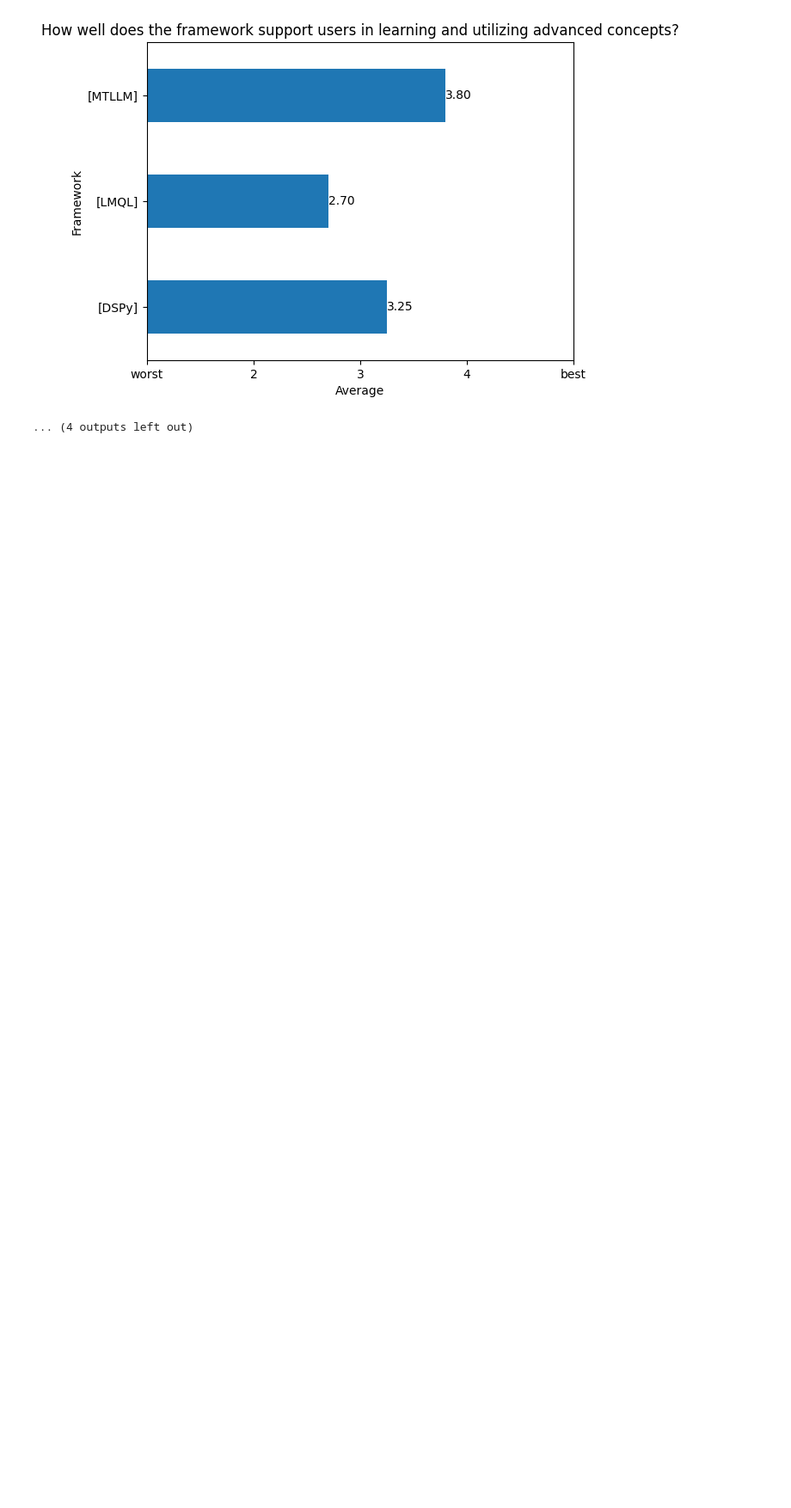
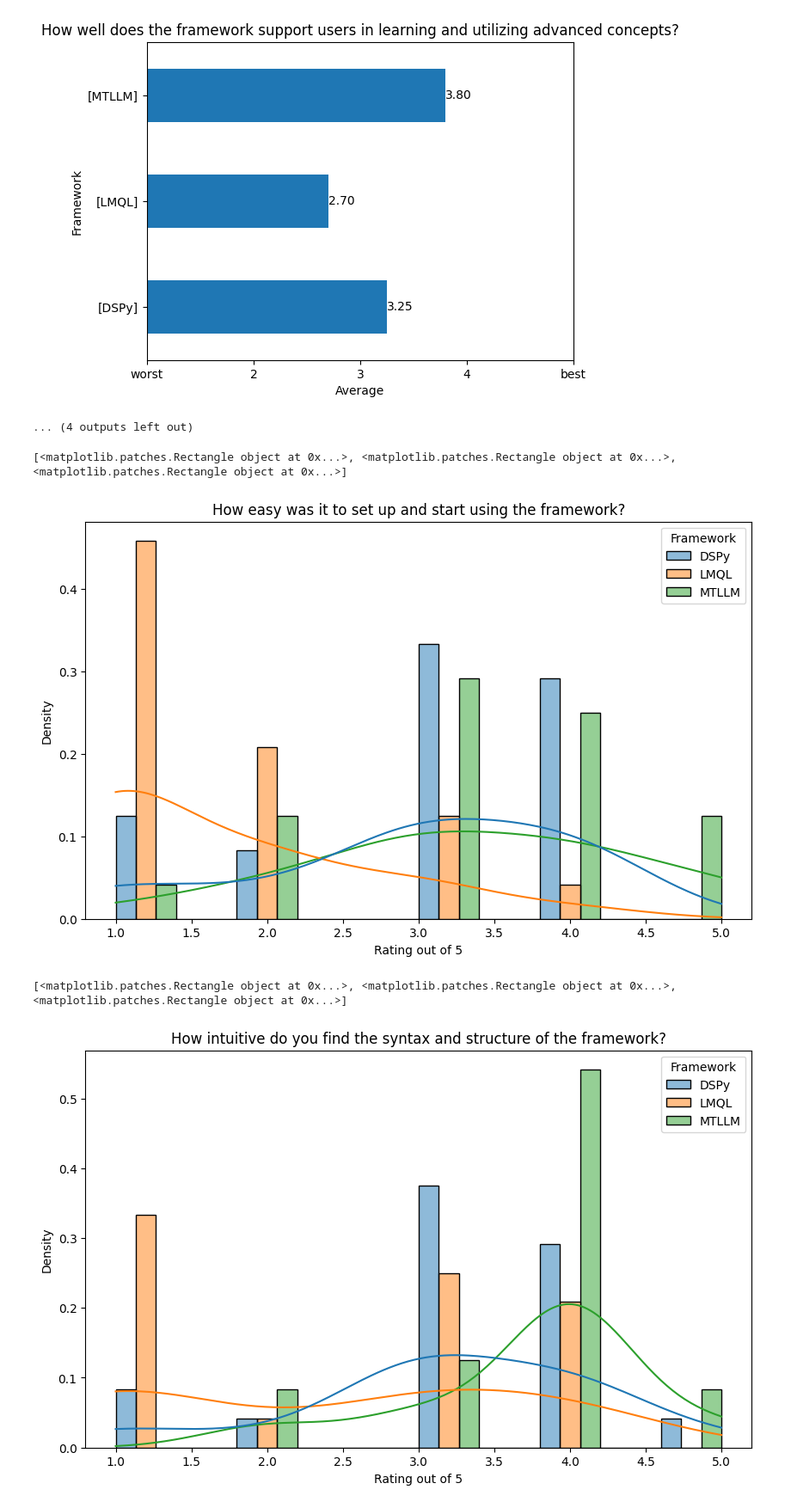
Before and after one commit to Jaseci-Labs/mtllm-evaluation, a Jupyter notebook: usabiity study/data.ipynb, the cells around one changed output. Shown at 86% size. Saved outputs shown, nothing was run; the diff lists cells and outputs as text; code cells hidden in the pictures; blank space fills up the shorter version.

Commit message:
Adding MTLLM codes from usability study

```diff
--- a/usabiity study/data.ipynb
+++ b/usabiity study/data.ipynb
@@ -73,3 +53,25 @@ for question, df in questions.items():
 [figure]
 [figure]
 ... (4 outputs left out)
+# %%
+for question in questions.keys():
+    data_set = questions[question]
+    plt.figure(figsize=(10, 6))
+    histplot = sns.histplot(pd.melt(data_set, value_name='values', var_name='framework'), x='values', hue='framework', kde=True, stat="density", bins=10, multiple="dodge")
+    # sns.histplot(data_set['[DSPy]'],kde=True, stat='density', bins=10, color='red', label='DSPy', alpha=0.5, multiple="dodge")
+    # sns.histplot(data_set['[MTLLM]'],kde=True, stat='density', bins=10, color='green', label='MTLLM', alpha=0.5, multiple="dodge")
+    # sns.histplot(data_set['[LMQL]'],kde=True, stat='density', bins=10, color='blue', label='LMQL', alpha=0.5, multiple="dodge")
+    plt.title(f'{question}')
+    plt.xlabel('Rating out of 5')
+    plt.ylabel('Density')
+    legend = histplot.get_legend()
+    print(legend.legend_handles)
+    plt.legend(legend.legend_handles, ['DSPy','LMQL', 'MTLLM'], title='Framework', loc='upper right')
+    # plt.tight_layout()
+
+    plt.show()
+# %% [output]
+[<matplotlib.patches.Rectangle object at 0x...>, <matplotlib.patches.Rectangle object at 0x...>, <matplotlib.patches.Rectangle object at 0x...>]
+[figure, added]
+[<matplotlib.patches.Rectangle object at 0x...>, <matplotlib.patches.Rectangle object at 0x...>, <matplotlib.patches.Rectangle object at 0x...>]
+[figure, added]
```
Also changed, not shown: parts of 2 cells of this notebook, 44 other files.
